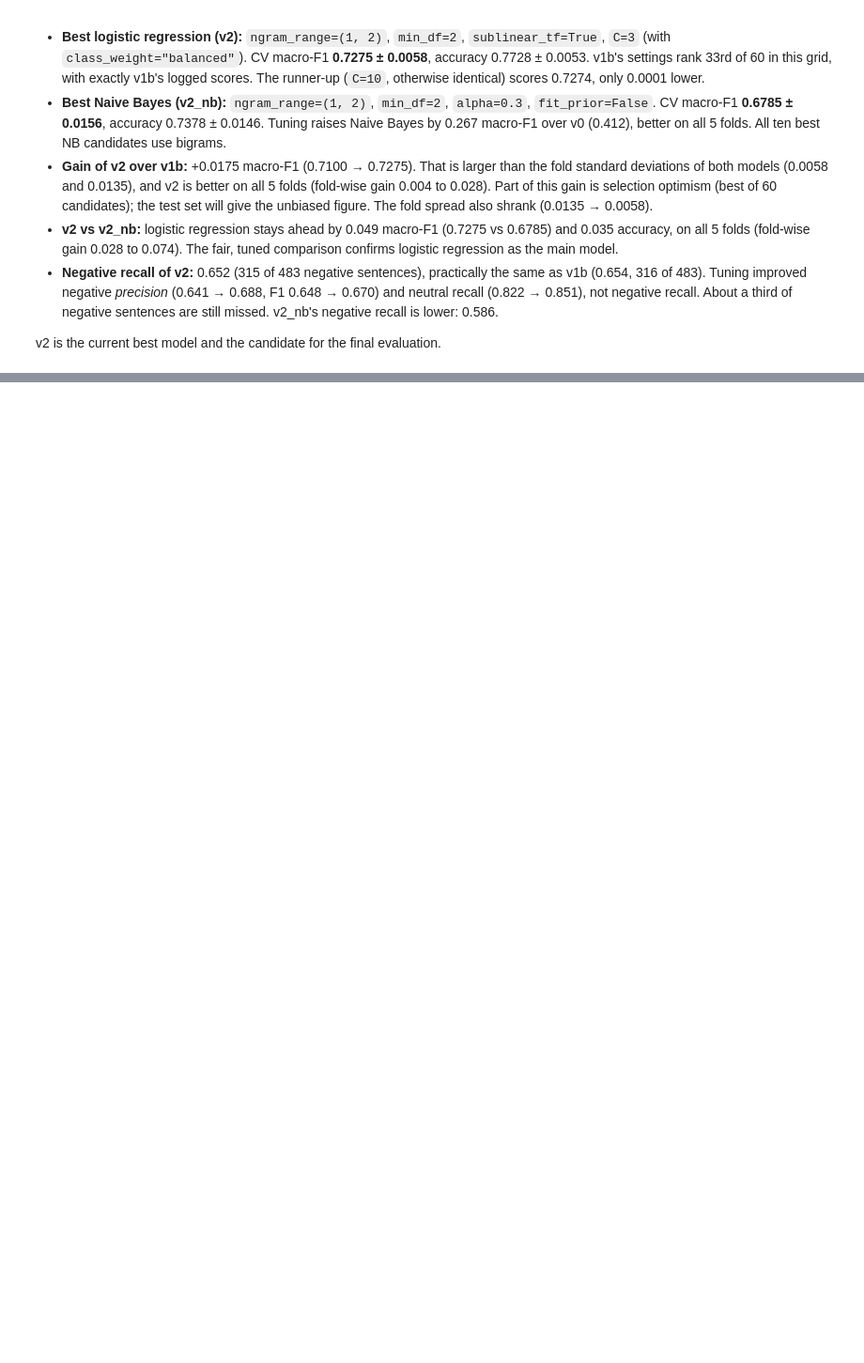
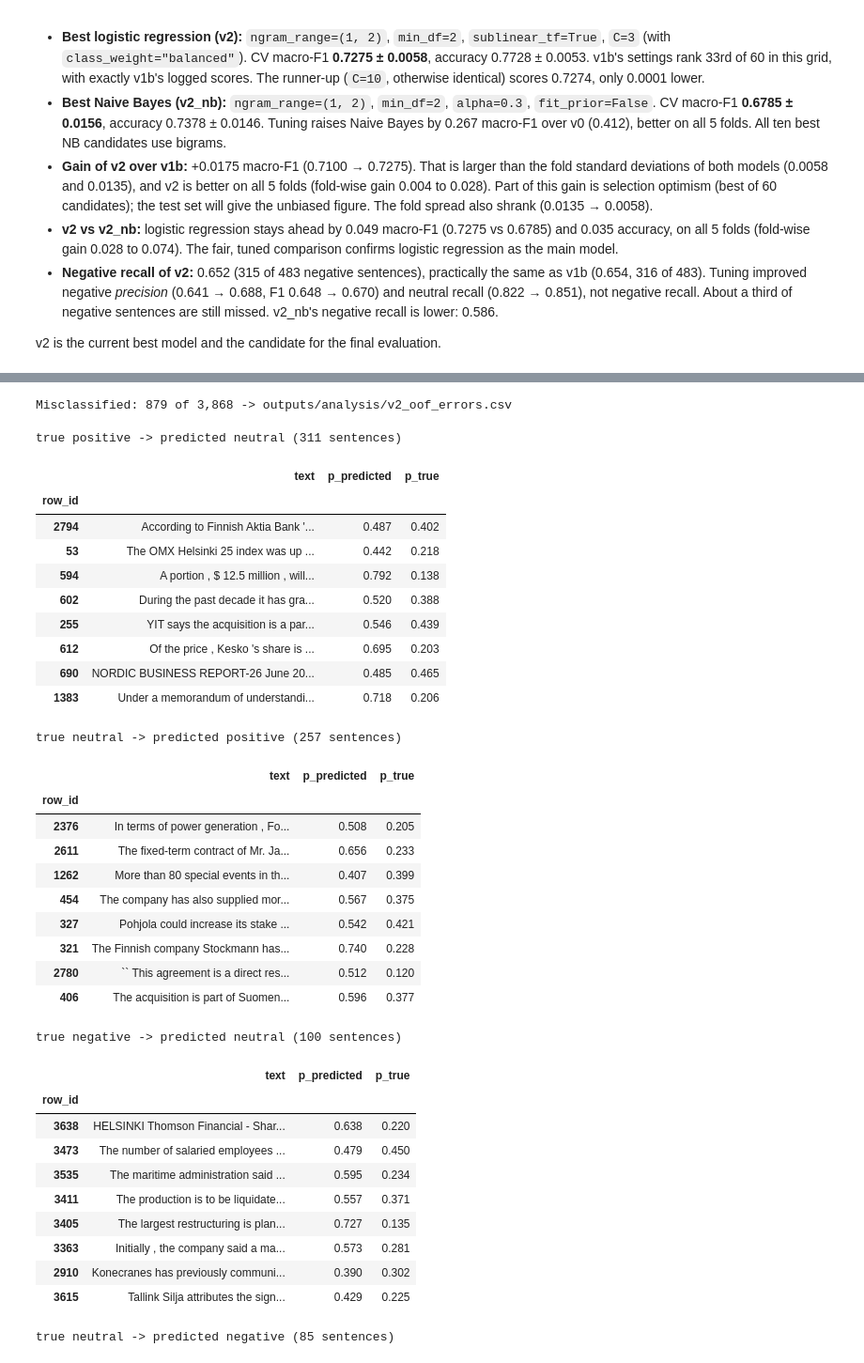
Before and after one commit to santi753/IU_Portafolio_Artificial_Intelligence, a Jupyter notebook: notebooks/02_training_evaluation.ipynb, the cells around one changed output, grey strips where cells are left out. Shown at 94% size. Saved outputs shown, nothing was run; the diff lists cells and outputs as text; code cells hidden in the pictures; blank space fills up the shorter version.

```diff
--- a/notebooks/02_training_evaluation.ipynb
+++ b/notebooks/02_training_evaluation.ipynb
@@ -532,0 +688,66 @@ v2 is the current best model and the candidate for the final evaluation.
+# %%
+# One row per training sentence with its out-of-fold result
+label_pos = {label: i for i, label in enumerate(LABELS)}
+rows_all = pd.DataFrame(
+    {
+        "row_id": train_df.index,
+        "text": X_train.values,
+        "true": y_train.values,
+        "predicted": oof_pred,
+        "p_predicted": oof_proba.max(axis=1),
+        "p_true": oof_proba[np.arange(len(y_train)), y_train.map(label_pos).values],
+    }
+)
+rows_all["correct"] = rows_all["true"] == rows_all["predicted"]
+
+# Error list (git-ignored folder)
+errors = rows_all.loc[~rows_all["correct"]].drop(columns="correct").reset_index(drop=True)
+config.ANALYSIS_DIR.mkdir(parents=True, exist_ok=True)
+errors_file = config.ANALYSIS_DIR / "v2_oof_errors.csv"
+errors.round(4).to_csv(errors_file, index=False)
+print(f"Misclassified: {len(errors):,} of {len(rows_all):,} -> {errors_file.relative_to(config.PROJECT_ROOT).as_posix()}")
+# %% [output]
+Misclassified: 879 of 3,868 -> outputs/analysis/v2_oof_errors.csv
+# %%
+# 8 random examples for each of the 4 largest error cells
+with pd.option_context("display.max_colwidth", None):
+    for _, cell in off_diag.head(4).iterrows():
+        subset = errors[(errors["true"] == cell["true"]) & (errors["predicted"] == cell["predicted"])]
+        sample = subset.sample(n=min(8, len(subset)), random_state=config.RANDOM_SEED)
+        print(f"true {cell['true']} -> predicted {cell['predicted']} ({cell['count']} sentences)")
+        display(sample[["row_id", "text", "p_predicted", "p_true"]].round(3).set_index("row_id"))
+# %% [output]
+true positive -> predicted neutral (311 sentences)
+|  | text | p_predicted | p_true |
+| row_id |  |  |  |
+| 2794 | According to Finnish Aktia Bank '... | 0.487 | 0.402 |
+| 53 | The OMX Helsinki 25 index was up ... | 0.442 | 0.218 |
+| 594 | A portion , $ 12.5 million , will... | 0.792 | 0.138 |
+| 602 | During the past decade it has gra... | 0.520 | 0.388 |
+| 255 | YIT says the acquisition is a par... | 0.546 | 0.439 |
+| 612 | Of the price , Kesko 's share is ... | 0.695 | 0.203 |
+| 690 | NORDIC BUSINESS REPORT-26 June 20... | 0.485 | 0.465 |
+| 1383 | Under a memorandum of understandi... | 0.718 | 0.206 |
+true neutral -> predicted positive (257 sentences)
+|  | text | p_predicted | p_true |
+| row_id |  |  |  |
+| 2376 | In terms of power generation , Fo... | 0.508 | 0.205 |
+| 2611 | The fixed-term contract of Mr. Ja... | 0.656 | 0.233 |
+| 1262 | More than 80 special events in th... | 0.407 | 0.399 |
+| 454 | The company has also supplied mor... | 0.567 | 0.375 |
+| 327 | Pohjola could increase its stake ... | 0.542 | 0.421 |
+| 321 | The Finnish company Stockmann has... | 0.740 | 0.228 |
+| 2780 | `` This agreement is a direct res... | 0.512 | 0.120 |
+| 406 | The acquisition is part of Suomen... | 0.596 | 0.377 |
+true negative -> predicted neutral (100 sentences)
+|  | text | p_predicted | p_true |
+| row_id |  |  |  |
+| 3638 | HELSINKI Thomson Financial - Shar... | 0.638 | 0.220 |
+| 3473 | The number of salaried employees ... | 0.479 | 0.450 |
+| 3535 | The maritime administration said ... | 0.595 | 0.234 |
+| 3411 | The production is to be liquidate... | 0.557 | 0.371 |
+| 3405 | The largest restructuring is plan... | 0.727 | 0.135 |
+| 3363 | Initially , the company said a ma... | 0.573 | 0.281 |
+| 2910 | Konecranes has previously communi... | 0.390 | 0.302 |
+| 3615 | Tallink Silja attributes the sign... | 0.429 | 0.225 |
+true neutral -> predicted negative (85 sentences)
```
Also changed, not shown: parts of 13 cells of this notebook, 7 other files.
